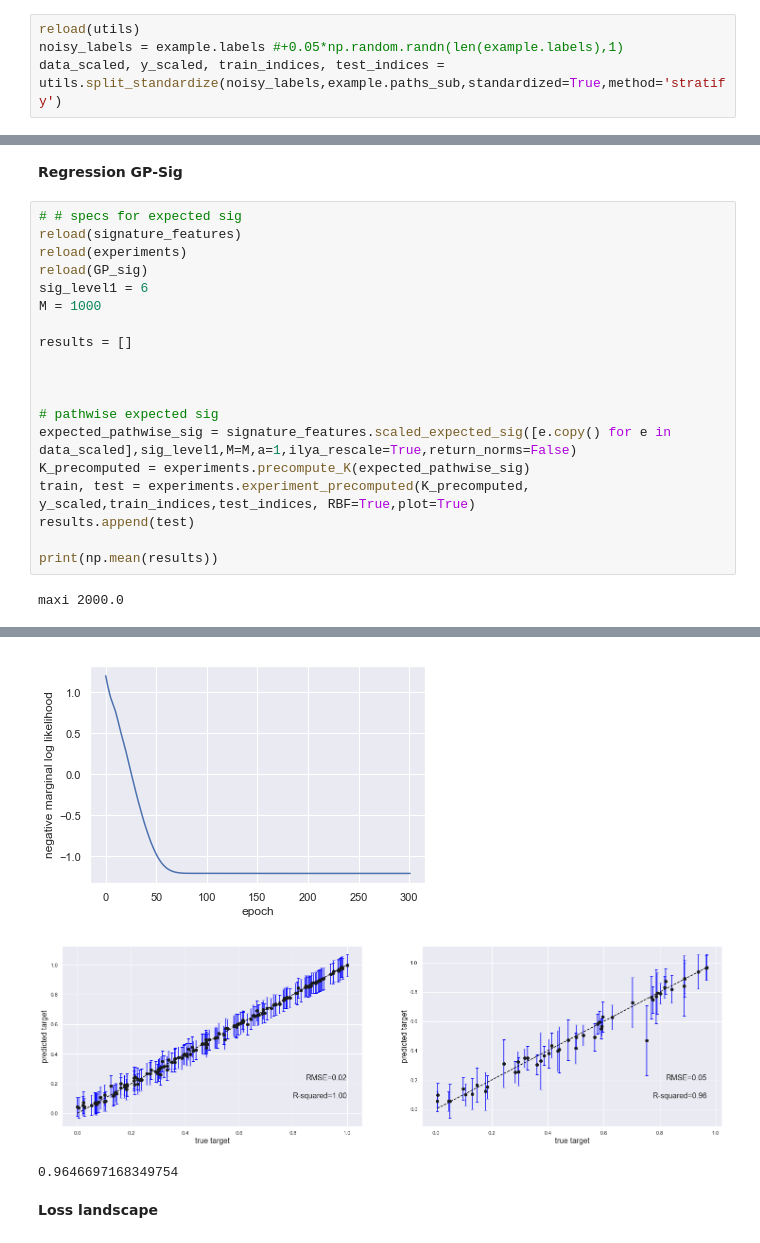
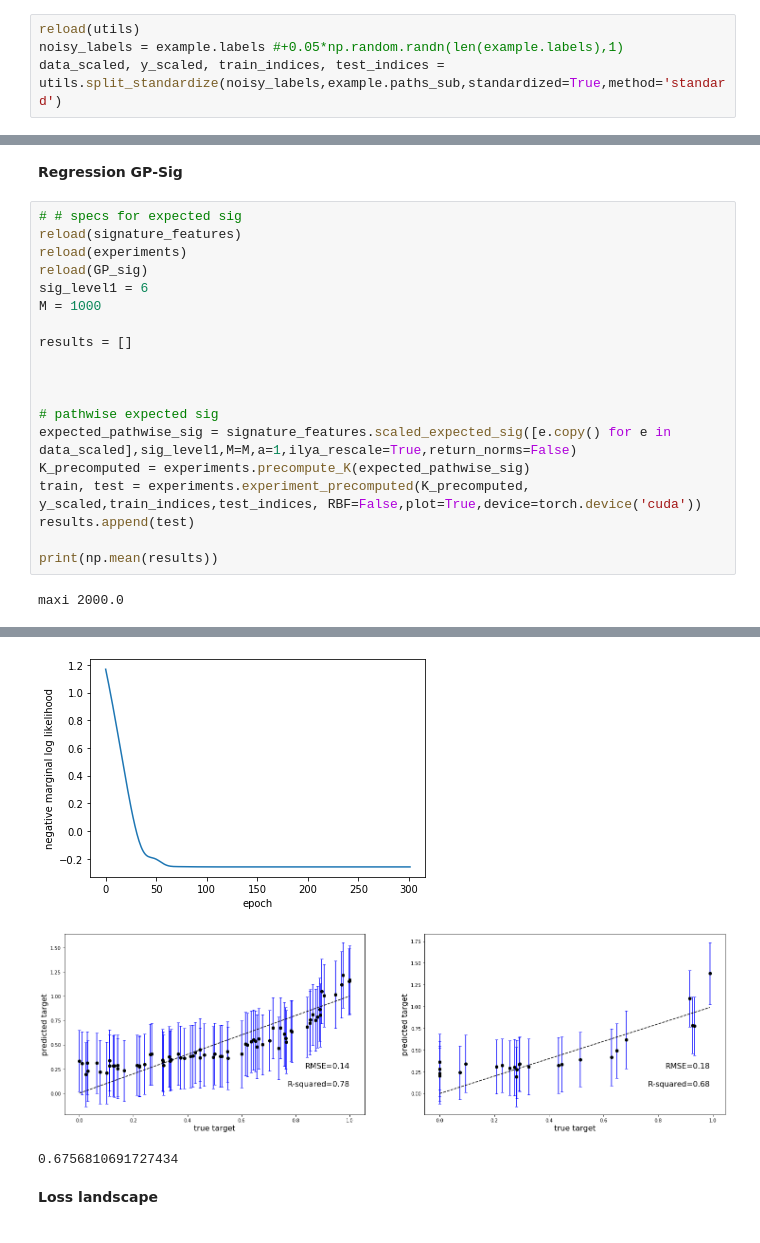
Before and after one commit to maudl3116/Distribution_Regression_Streams, a Jupyter notebook: Looking_For_Good_Synthetic_Datasets_Colab.ipynb, the cells around one changed output, grey strips where cells are left out. Saved outputs shown, nothing was run; the diff lists cells and outputs as text.

```diff
--- a/Looking_For_Good_Synthetic_Datasets_Colab.ipynb
+++ b/Looking_For_Good_Synthetic_Datasets_Colab.ipynb
@@ -120,7 +68,7 @@ example.subsample_paths(N=100)
 # %%
 reload(utils)
 noisy_labels = example.labels #+0.05*np.random.randn(len(example.labels),1)
-data_scaled, y_scaled, train_indices, test_indices = utils.split_standardize(noisy_labels,example.paths_sub,standardized=True,method='stratify')
+data_scaled, y_scaled, train_indices, test_indices = utils.split_standardize(noisy_labels,example.paths_sub,standardized=True,method='standard')
 # %% [markdown]
 **Regression GP-RBF**
 # %%
@@ -153,28 +103,28 @@ tensor([-6.2241], device='cuda:0', dtype=torch.float64, requires_grad=True)
 # %%
 # # specs for expected sig
 reload(signature_features)
 reload(experiments)
 reload(GP_sig)
 sig_level1 = 6
 M = 1000
 
 results = []
 
 
 
 # pathwise expected sig
 expected_pathwise_sig = signature_features.scaled_expected_sig([e.copy() for e in data_scaled],sig_level1,M=M,a=1,ilya_rescale=True,return_norms=False)
 K_precomputed = experiments.precompute_K(expected_pathwise_sig)
-train, test = experiments.experiment_precomputed(K_precomputed, y_scaled,train_indices,test_indices, RBF=True,plot=True)
+train, test = experiments.experiment_precomputed(K_precomputed, y_scaled,train_indices,test_indices, RBF=False,plot=True,device=torch.device('cuda'))
 results.append(test)
 
 print(np.mean(results))
 # %% [output]
 maxi 2000.0
 [interactive output not drawn]
-[figure, old version]
+[figure, new version]
-[figure, old version]
+[figure, new version]
-0.9646697168349754
+0.6756810691727434
 # %% [markdown]
 **Loss landscape**
 # %%
```
Also changed, not shown: parts of 22 cells of this notebook.
